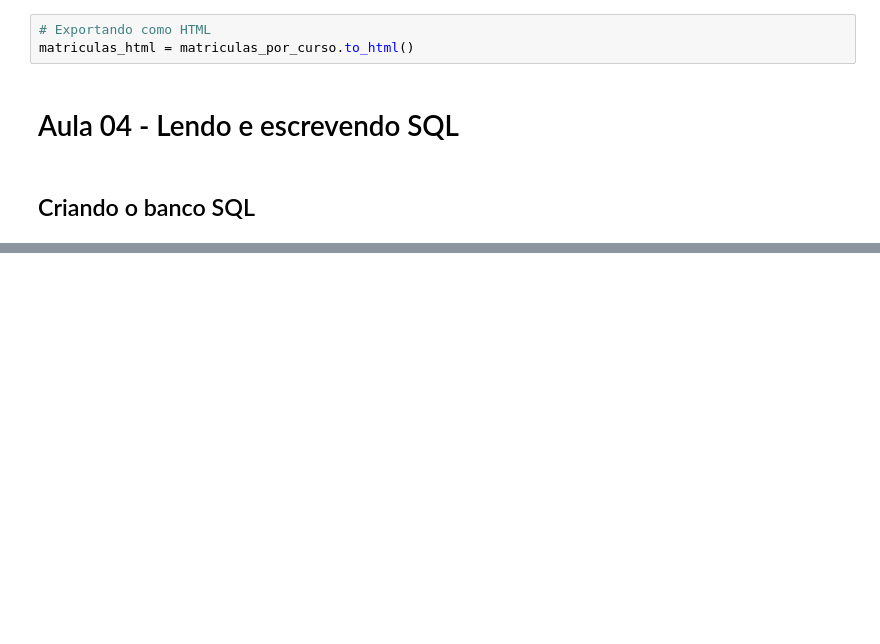
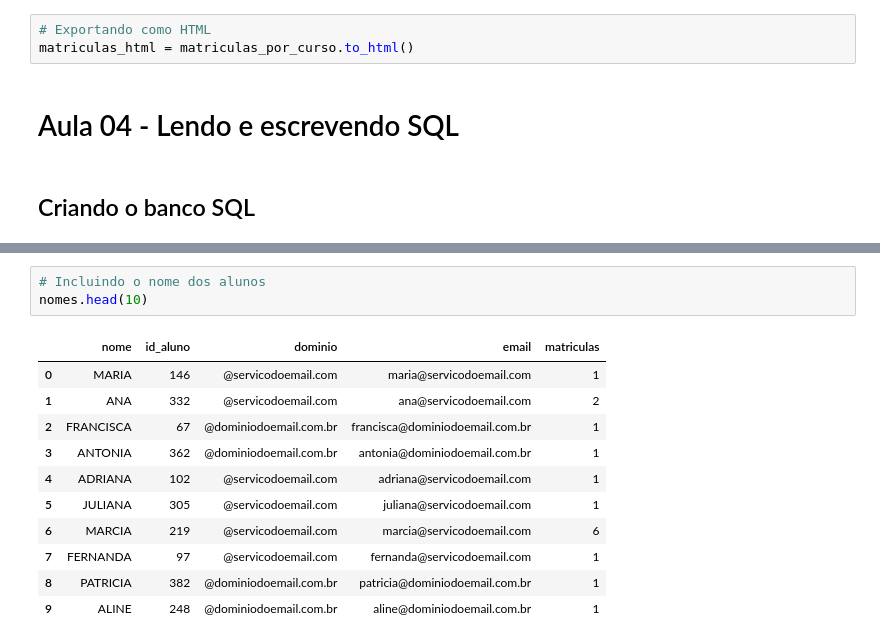
Before and after one commit to DacioMP/python_para_data_science, a Jupyter notebook: pandas_formatos_diferentes_de_entrada_e_saida/aulas.ipynb, the cells around one changed output, grey strips where cells are left out. Saved outputs shown, nothing was run; the diff lists cells and outputs as text; blank space fills up the shorter version.

```diff
--- a/pandas_formatos_diferentes_de_entrada_e_saida/aulas.ipynb
+++ b/pandas_formatos_diferentes_de_entrada_e_saida/aulas.ipynb
@@ -539,0 +593,15 @@ print(inspector.get_table_names())
+# %%
+# Incluindo o nome dos alunos
+nomes.head(10)
+# %% [output]
+|  | nome | id_aluno | dominio | email | matriculas |
+| 0 | MARIA | 146 | @servicodoemail.com | maria@servicodoemail.com | 1 |
+| 1 | ANA | 332 | @servicodoemail.com | ana@servicodoemail.com | 2 |
+| 2 | FRANCISCA | 67 | @dominiodoemail.com.br | francisca@dominiodoemail.com.br | 1 |
+| 3 | ANTONIA | 362 | @dominiodoemail.com.br | antonia@dominiodoemail.com.br | 1 |
+| 4 | ADRIANA | 102 | @servicodoemail.com | adriana@servicodoemail.com | 1 |
+| 5 | JULIANA | 305 | @servicodoemail.com | juliana@servicodoemail.com | 1 |
+| 6 | MARCIA | 219 | @servicodoemail.com | marcia@servicodoemail.com | 6 |
+| 7 | FERNANDA | 97 | @servicodoemail.com | fernanda@servicodoemail.com | 1 |
+| 8 | PATRICIA | 382 | @dominiodoemail.com.br | patricia@dominiodoemail.com.br | 1 |
+| 9 | ALINE | 248 | @dominiodoemail.com.br | aline@dominiodoemail.com.br | 1 |
```
Also changed, not shown: parts of 40 cells of this notebook, 1 other file.
